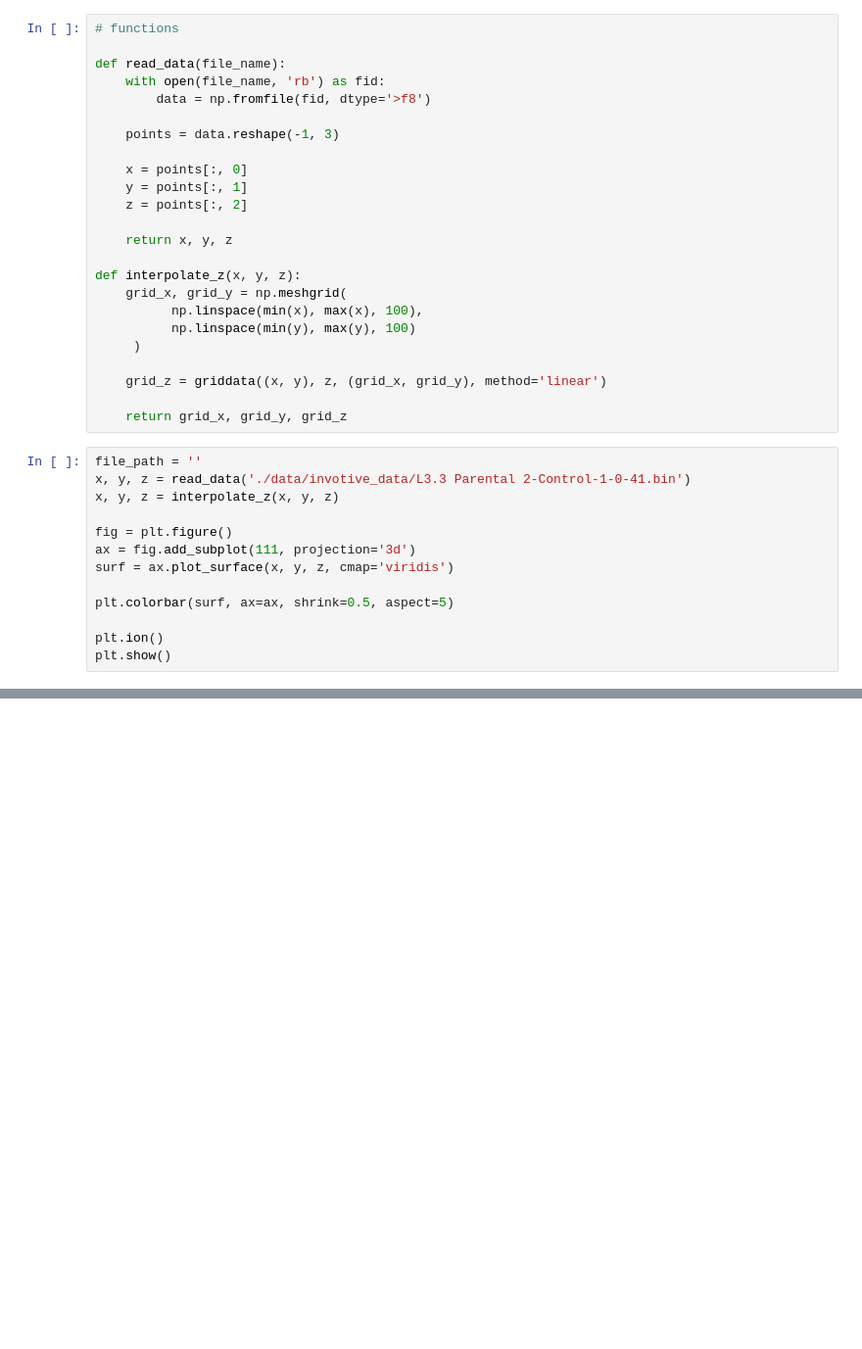
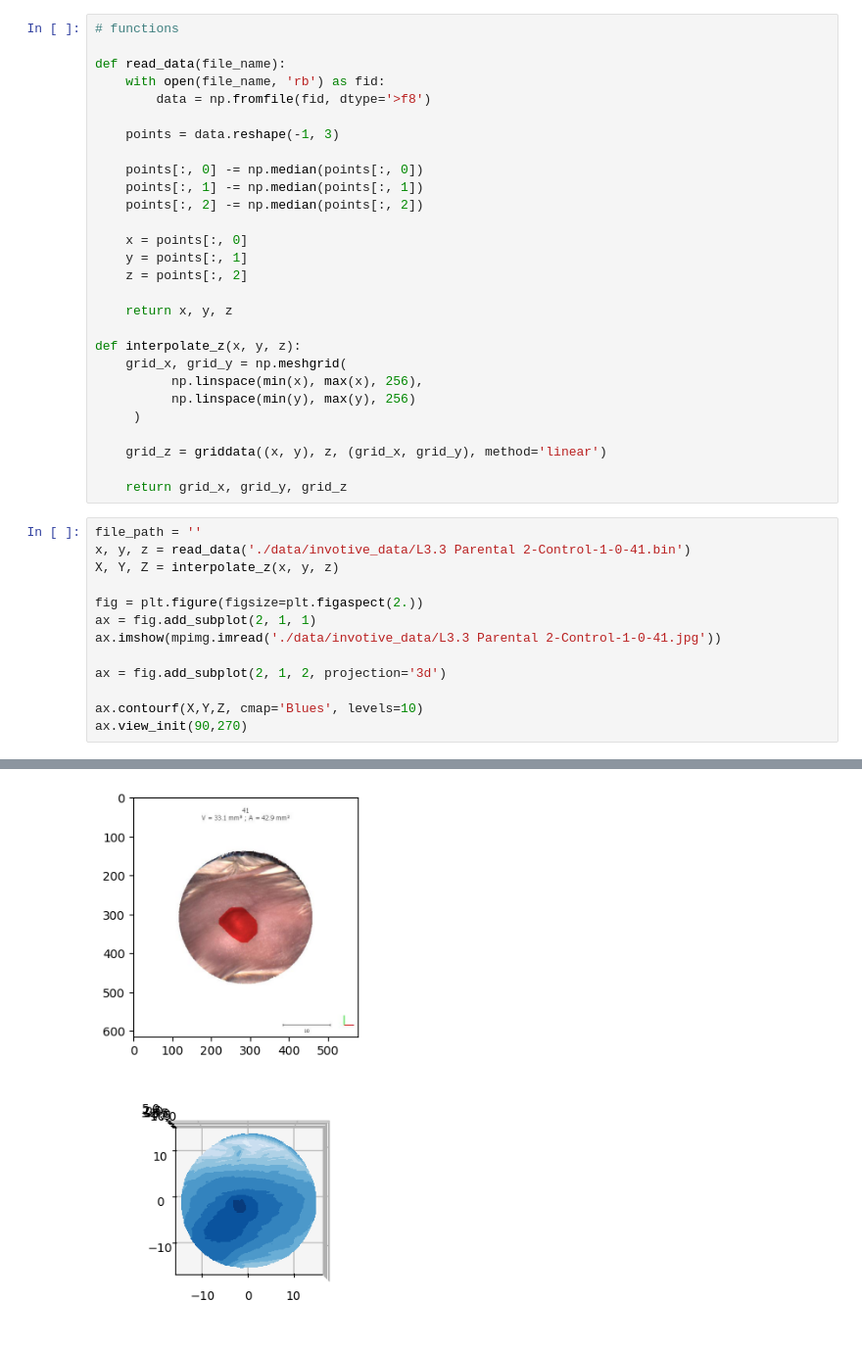
Before and after one commit to riyajain2025/mouse-tumor-segmentation, a Jupyter notebook: testing_surface_plot.ipynb, the cells around one changed output, grey strips where cells are left out. Shown at 98% size. Cells and saved outputs as stored; diff of their text form; blank space fills up the shorter version.

```diff
--- a/testing_surface_plot.ipynb
+++ b/testing_surface_plot.ipynb
@@ -14,6 +15,10 @@ def read_data(file_name):
 
     points = data.reshape(-1, 3)
 
+    points[:, 0] -= np.median(points[:, 0])
+    points[:, 1] -= np.median(points[:, 1])
+    points[:, 2] -= np.median(points[:, 2])
+
     x = points[:, 0]
     y = points[:, 1]
     z = points[:, 2]
@@ -22,8 +27,8 @@ def read_data(file_name):
 
 def interpolate_z(x, y, z):
     grid_x, grid_y = np.meshgrid(
-          np.linspace(min(x), max(x), 100),
-          np.linspace(min(y), max(y), 100)
+          np.linspace(min(x), max(x), 256),
+          np.linspace(min(y), max(y), 256)
      )
 
     grid_z = griddata((x, y), z, (grid_x, grid_y), method='linear')
@@ -32,14 +37,14 @@ def interpolate_z(x, y, z):
 # %%
 file_path = ''
 x, y, z = read_data('./data/invotive_data/L3.3 Parental 2-Control-1-0-41.bin')
-x, y, z = interpolate_z(x, y, z)
+X, Y, Z = interpolate_z(x, y, z)
 
-fig = plt.figure()
-ax = fig.add_subplot(111, projection='3d')
-surf = ax.plot_surface(x, y, z, cmap='viridis')
+fig = plt.figure(figsize=plt.figaspect(2.))
+ax = fig.add_subplot(2, 1, 1)
+ax.imshow(mpimg.imread('./data/invotive_data/L3.3 Parental 2-Control-1-0-41.jpg'))
 
-plt.colorbar(surf, ax=ax, shrink=0.5, aspect=5)
+ax = fig.add_subplot(2, 1, 2, projection='3d')
 
-plt.ion()
-plt.show()
+ax.contourf(X,Y,Z, cmap='Blues', levels=10)
+ax.view_init(90,270)
 # %% [output]
@@ -47,0 +51 @@ plt.show()
+[figure, added]
```
Also changed, not shown: parts of 4 cells of this notebook, 47 other files.
